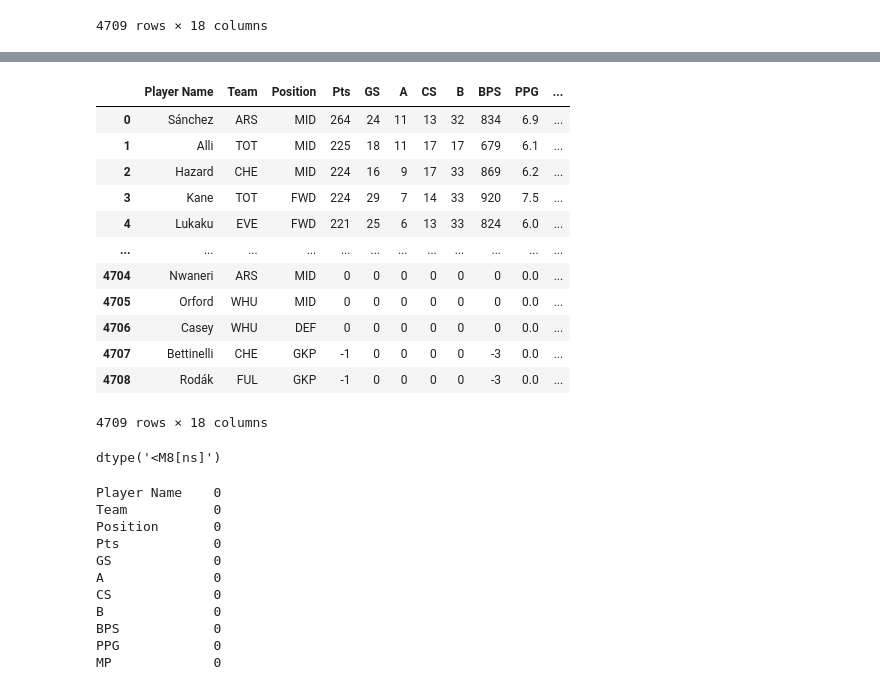
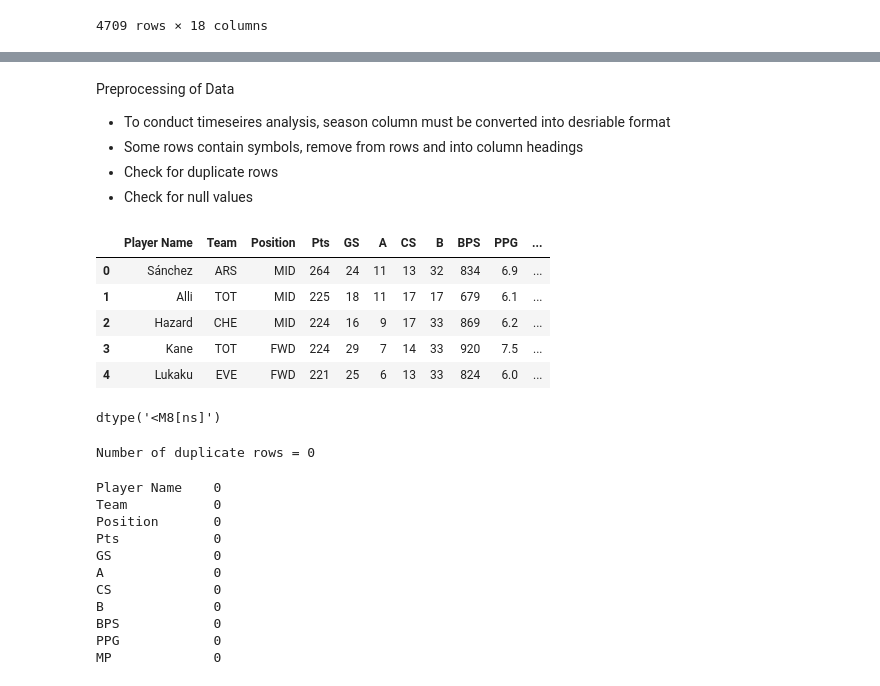
Before and after one commit to cliffordkaosei/Fantasy-Premier-League, a Jupyter notebook: Data Modelling/EDA.ipynb, the cells around one changed output, grey strips where cells are left out. Cells and saved outputs as stored; diff of their text form; code cells hidden in the pictures.

```diff
--- a/Data Modelling/EDA.ipynb
+++ b/Data Modelling/EDA.ipynb
@@ -6,4 +7,5 @@ from scipy.stats import zscore
 # %%
-#Load the data
-training_data = pd.read_csv('C:/Users/clifford.osei/Documents/Fantasy-Premier-League/Fantasy-Premier-League/Data Collection/Datasets/raw_data_combined.csv')
+#Import file from path
+file_path = 'C:/Users/clifford.osei/Documents/Fantasy-Premier-League/Fantasy-Premier-League/Data Collection/Datasets/raw_data_combined.csv'
+training_data = pd.read_csv(file_path)
 # %%
@@ -30 +31,7 @@ Preprocessing of Data
+# %% [markdown]
+Preprocessing of Data
+- To conduct timeseires analysis, season column must be converted into desriable format
+- Some rows contain symbols, remove from rows and into column headings
+- Check for duplicate rows
+- Check for null values
 # %%
@@ -46,23 +54,26 @@ historical_data['TSB(%)'] = historical_data['TSB(%)'].astype(float)
 # %%
-historical_data
+historical_data.head(5)
 # %% [output]
 |  | Player Name | Team | Position | Pts | GS | A | CS | B | BPS | PPG | ... |
 | 0 | Sánchez | ARS | MID | 264 | 24 | 11 | 13 | 32 | 834 | 6.9 | ... |
 | 1 | Alli | TOT | MID | 225 | 18 | 11 | 17 | 17 | 679 | 6.1 | ... |
 | 2 | Hazard | CHE | MID | 224 | 16 | 9 | 17 | 33 | 869 | 6.2 | ... |
 | 3 | Kane | TOT | FWD | 224 | 29 | 7 | 14 | 33 | 920 | 7.5 | ... |
 | 4 | Lukaku | EVE | FWD | 221 | 25 | 6 | 13 | 33 | 824 | 6.0 | ... |
-| ... | ... | ... | ... | ... | ... | ... | ... | ... | ... | ... | ... |
-| 4704 | Nwaneri | ARS | MID | 0 | 0 | 0 | 0 | 0 | 0 | 0.0 | ... |
-| 4705 | Orford | WHU | MID | 0 | 0 | 0 | 0 | 0 | 0 | 0.0 | ... |
-| 4706 | Casey | WHU | DEF | 0 | 0 | 0 | 0 | 0 | 0 | 0.0 | ... |
-| 4707 | Bettinelli | CHE | GKP | -1 | 0 | 0 | 0 | 0 | -3 | 0.0 | ... |
-| 4708 | Rodák | FUL | GKP | -1 | 0 | 0 | 0 | 0 | -3 | 0.0 | ... |
-4709 rows × 18 columns
 # %%
 historical_data.Season.dtype
 # %% [output]
 dtype('<M8[ns]')
+# %%
+#Checking for duplicates
+duplicates = historical_data.duplicated().sum()
+
+if duplicates is not None:
+    historical_data.drop_duplicates(inplace=True)
+
+print('Number of duplicate rows =', duplicates)
+# %% [output]
+Number of duplicate rows = 0
 # %%
 #Checking if data has null values
 historical_data.isnull().sum()
```
Also changed, not shown: parts of 19 cells of this notebook.
